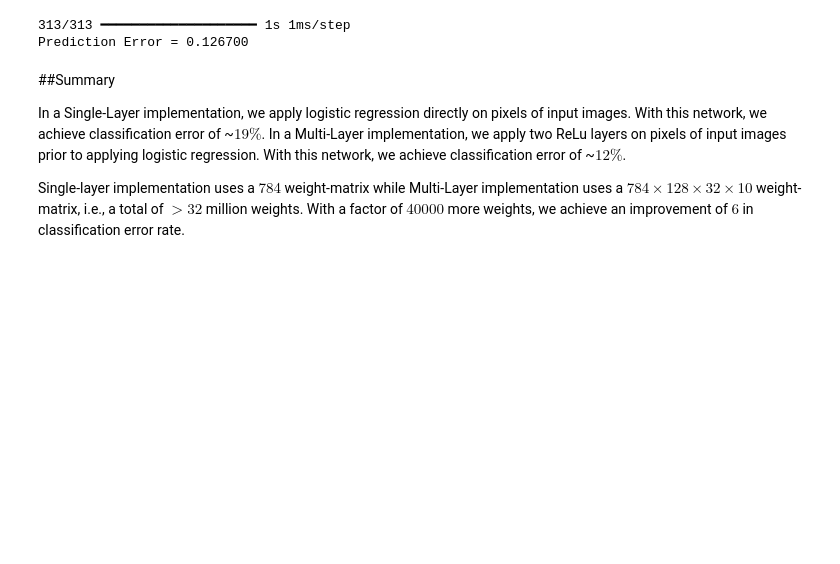
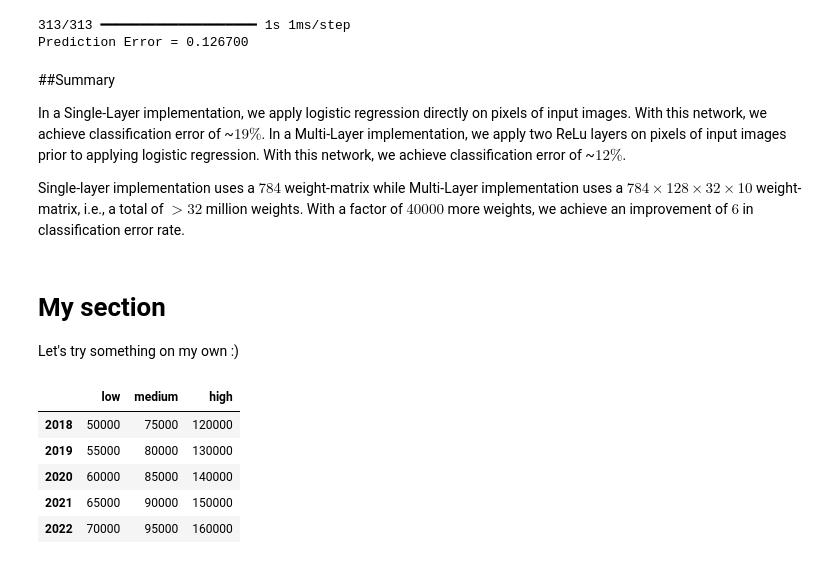
Before and after one commit to pawelplaszczyca/Fundamentals-of-Machine-Learning, a Jupyter notebook: ex2 - logistic regression.ipynb, the cells around one changed output. Drawn from its saved outputs; the diff is of its cells as text; code cells hidden in the pictures; blank space fills up the shorter version.

```diff
--- a/ex2 - logistic regression.ipynb
+++ b/ex2 - logistic regression.ipynb
@@ -411,3 +411,7 @@ Prediction Error = 0.126700
 In a Single-Layer implementation, we apply logistic regression directly on pixels of input images. With this network, we achieve classification error of ~$19\%$. In a Multi-Layer implementation, we apply two ReLu layers on pixels of input images prior to applying logistic regression. With this network, we achieve classification error of ~$12\%$.
 
 Single-layer implementation uses a $784$ weight-matrix while Multi-Layer implementation uses a $784 \times 128 \times 32 \times 10 $ weight-matrix, i.e., a total of $> 32$ million weights. With a factor of $40000$ more weights, we achieve an improvement of $6%$ in classification error rate.
+# %% [markdown]
+# My section
+
+Let's try something on my own :)
@@ -413,0 +448,42 @@ Single-layer implementation uses a $784$ weight-matrix while Multi-Layer impleme
+# %%
+# prompt: dataframe from apartment_prices dictionary
+
+import pandas as pd
+
+apartment_prices = {
+    2018: {
+        'low': 50000,
+        'medium': 75000,
+        'high': 120000
+    },
+    2019: {
+        'low': 55000,
+        'medium': 80000,
+        'high': 130000
+    },
+    2020: {
+        'low': 60000,
+        'medium': 85000,
+        'high': 140000
+    },
+    2021: {
+        'low': 65000,
+        'medium': 90000,
+        'high': 150000
+    },
+    2022: {
+        'low': 70000,
+        'medium': 95000,
+        'high': 160000
+    }
+}
+
+df = pd.DataFrame.from_dict(apartment_prices, orient='index')
+df
+# %% [output]
+|  | low | medium | high |
+| 2018 | 50000 | 75000 | 120000 |
+| 2019 | 55000 | 80000 | 130000 |
+| 2020 | 60000 | 85000 | 140000 |
+| 2021 | 65000 | 90000 | 150000 |
+| 2022 | 70000 | 95000 | 160000 |
```
Also changed, not shown: parts of 13 cells of this notebook.
